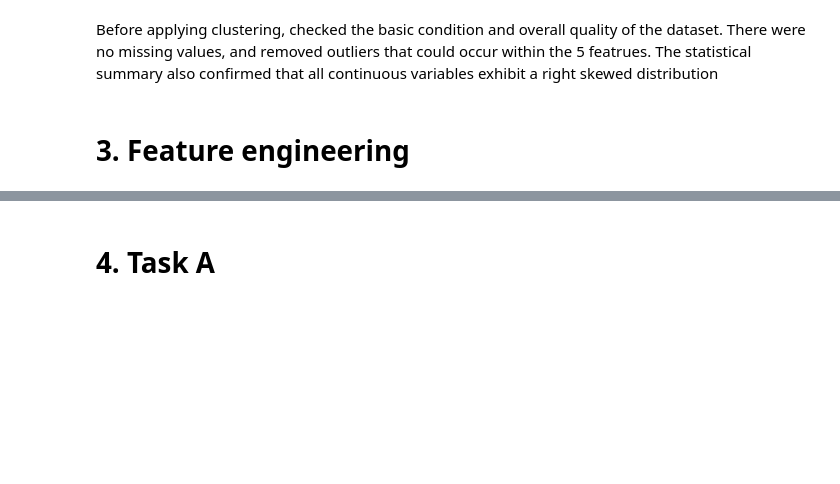
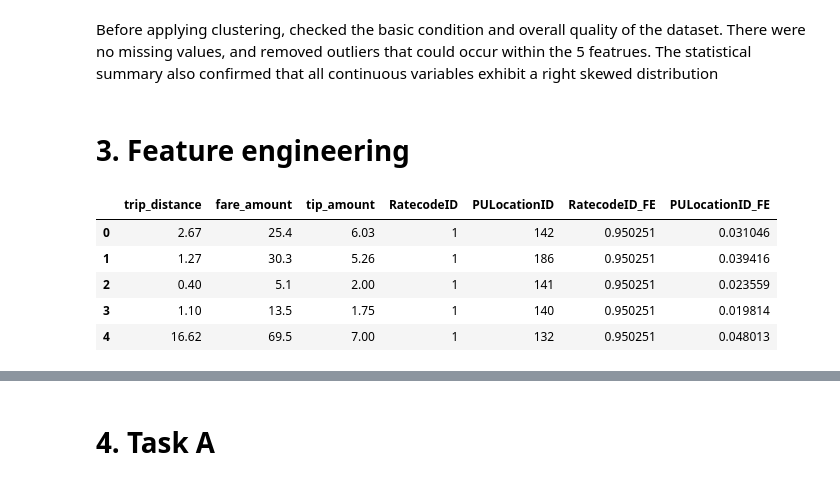
Before and after one commit to aprilgozib/machine_learning, a Jupyter notebook: notebooks/clustering_taxi.ipynb, the cells around one changed output, grey strips where cells are left out. Drawn from its saved outputs; the diff is of its cells as text; code cells hidden in the pictures; blank space fills up the shorter version.

```diff
--- a/notebooks/clustering_taxi.ipynb
+++ b/notebooks/clustering_taxi.ipynb
@@ -108,3 +109,13 @@ There were no missing values, and removed outliers that could occur within the 5
 The statistical summary also confirmed that all continuous variables exhibit a right skewed distribution
 # %% [markdown]
 # 3. Feature engineering
+# %%
+df = df.reset_index(drop=True)
+df.head()
+# %% [output]
+|  | trip_distance | fare_amount | tip_amount | RatecodeID | PULocationID | RatecodeID_FE | PULocationID_FE |
+| 0 | 2.67 | 25.4 | 6.03 | 1 | 142 | 0.950251 | 0.031046 |
+| 1 | 1.27 | 30.3 | 5.26 | 1 | 186 | 0.950251 | 0.039416 |
+| 2 | 0.40 | 5.1 | 2.00 | 1 | 141 | 0.950251 | 0.023559 |
+| 3 | 1.10 | 13.5 | 1.75 | 1 | 140 | 0.950251 | 0.019814 |
+| 4 | 16.62 | 69.5 | 7.00 | 1 | 132 | 0.950251 | 0.048013 |
```
Also changed, not shown: parts of 6 cells of this notebook.
